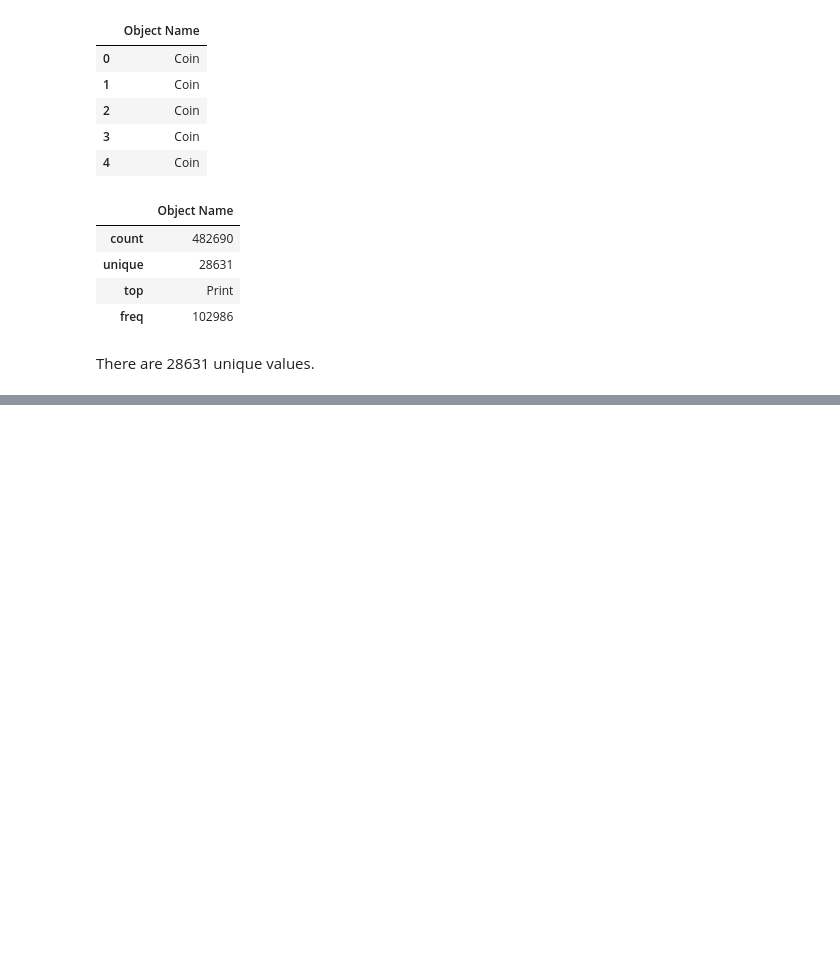
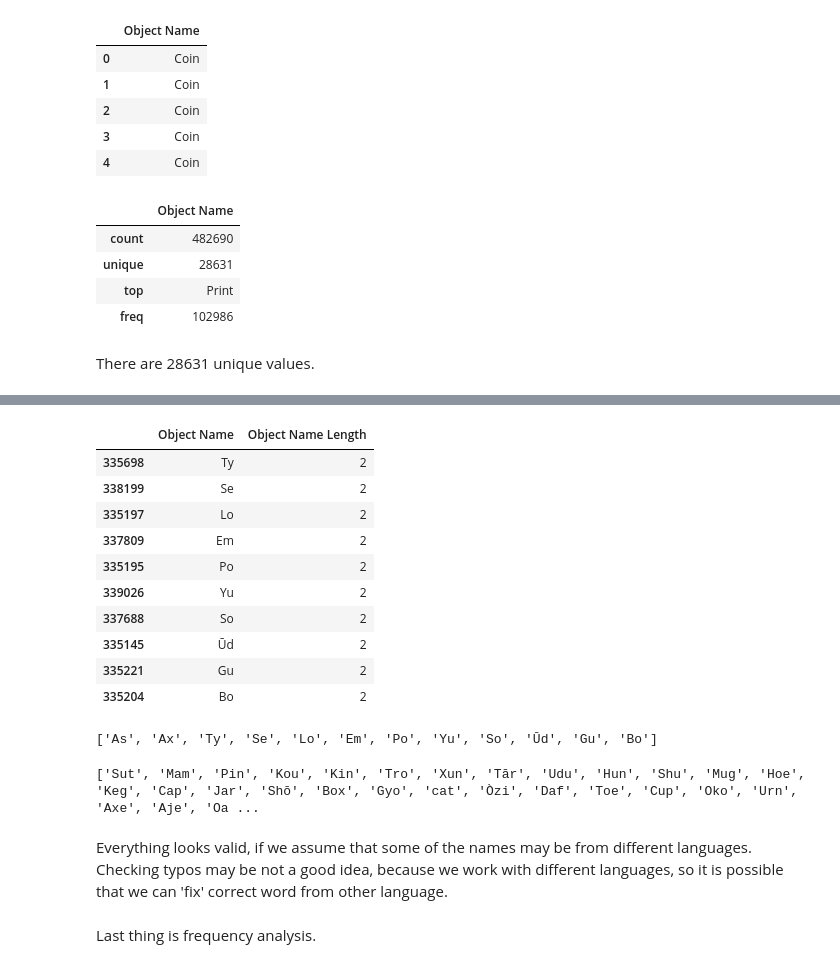
Before and after one commit to nickobard/Data-Preprocessing-Course, a Jupyter notebook: 01/01_homework.ipynb, the cells around one changed output, grey strips where cells are left out. Cells and saved outputs as stored; diff of their text form; code cells hidden in the pictures; blank space fills up the shorter version.

```diff
--- a/01/01_homework.ipynb
+++ b/01/01_homework.ipynb
@@ -183,0 +330,27 @@ There are 28631 unique values.
+# %%
+df_obj_name_and_length.tail(10)
+# %% [output]
+|  | Object Name | Object Name Length |
+| 335698 | Ty | 2 |
+| 338199 | Se | 2 |
+| 335197 | Lo | 2 |
+| 337809 | Em | 2 |
+| 335195 | Po | 2 |
+| 339026 | Yu | 2 |
+| 337688 | So | 2 |
+| 335145 | Ūd | 2 |
+| 335221 | Gu | 2 |
+| 335204 | Bo | 2 |
+# %%
+list(df_obj_name_and_length[df_obj_name_and_length['Object Name Length'] == 2]['Object Name'])
+# %% [output]
+['As', 'Ax', 'Ty', 'Se', 'Lo', 'Em', 'Po', 'Yu', 'So', 'Ūd', 'Gu', 'Bo']
+# %%
+print(list(df_obj_name_and_length[df_obj_name_and_length['Object Name Length'] == 3]['Object Name']))
+# %% [output]
+['Sut', 'Mam', 'Pin', 'Kou', 'Kin', 'Tro', 'Xun', 'Tār', 'Udu', 'Hun', 'Shu', 'Mug', 'Hoe', 'Keg', 'Cap', 'Jar', 'Shō', 'Box', 'Gyo', 'cat', 'Òzi', 'Daf', 'Toe', 'Cup', 'Oko', 'Urn', 'Axe', 'Aje', 'Oa ...
+# %% [markdown]
+Everything looks valid, if we assume that some of the names may be from different languages.
+Checking typos may be not a good idea, because we work with different languages, so it is possible that we can 'fix' correct word from other language.
+# %% [markdown]
+Last thing is frequency analysis.
```
Also changed, not shown: parts of 29 cells of this notebook.
